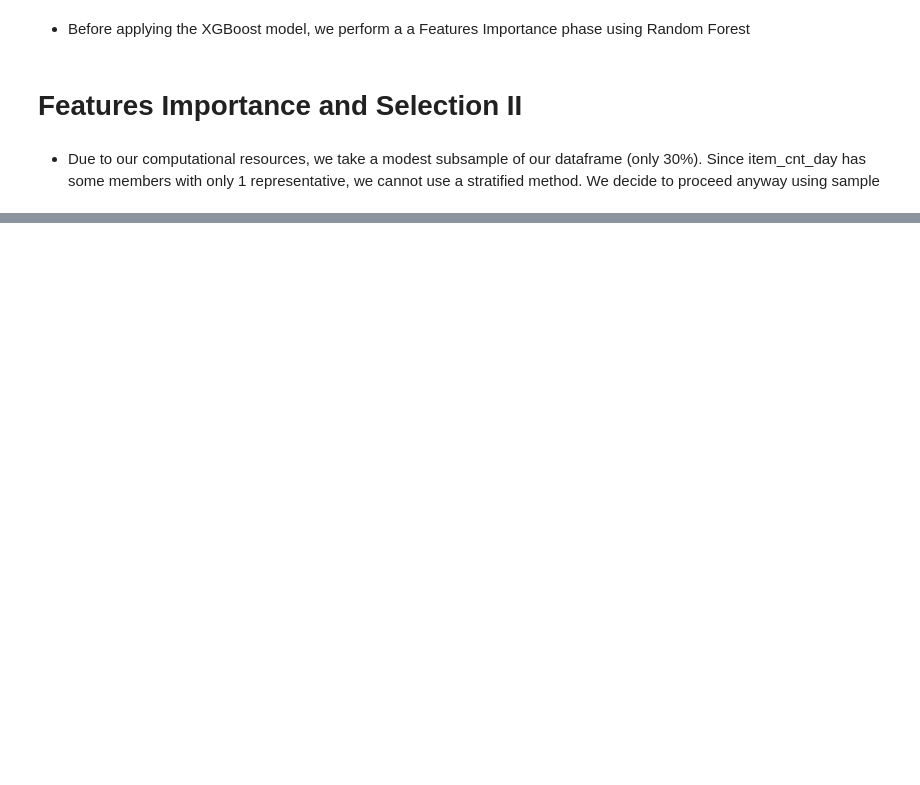
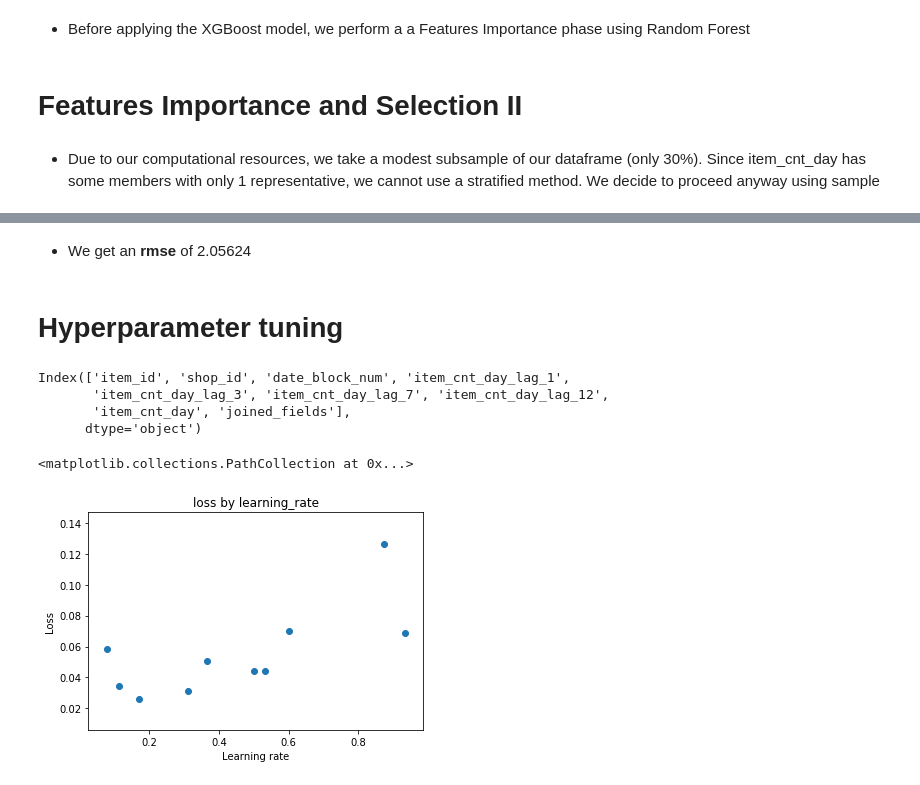
Before and after one commit to AlessandroBiagi/DataScienceProjects, a Jupyter notebook: Future_Sales/Predict_Future_Sales.ipynb, the cells around one changed output, grey strips where cells are left out. Cells and saved outputs as stored; diff of their text form; code cells hidden in the pictures; blank space fills up the shorter version.

```diff
--- a/Future_Sales/Predict_Future_Sales.ipynb
+++ b/Future_Sales/Predict_Future_Sales.ipynb
@@ -944,0 +1186,11 @@ plt.scatter(range(len(df['shop_id'])), df['shop_id'])
+# %% [markdown]
+- We get an **rmse** of 2.05624
+# %% [markdown]
+# Hyperparameter tuning
+# %%
+df_xgb_sel.columns
+# %% [output]
+Index(['item_id', 'shop_id', 'date_block_num', 'item_cnt_day_lag_1',
+       'item_cnt_day_lag_3', 'item_cnt_day_lag_7', 'item_cnt_day_lag_12',
+       'item_cnt_day', 'joined_fields'],
+      dtype='object')
@@ -944,0 +1199,42 @@ plt.scatter(range(len(df['shop_id'])), df['shop_id'])
+# %%
+space = {
+    'max_depth': hp.uniform ('max_depth', 5, 20),
+    'learning_rate': hp.uniform('learning_rate', 0.01, 1),
+    'n_estimators': hp.uniform('n_estimators', 30, 75)
+}
+
+def objective(params):
+    params = {
+        'max_depth': [int(params['max_depth'])],
+        'learning_rate': [params['learning_rate']],
+        'n_estimators': [int(params['n_estimators'])]
+    }
+    grid = GridSearchCV(xgb.XGBRegressor(), params, scoring='neg_mean_squared_error',
+                        cv=StratifiedKFold(n_splits=5, shuffle=True,
+                                            random_state=42),
+                        n_jobs=-1)
+    model = grid.fit(df_xgb_sel.drop('joined_fields', axis=1), df_xgb_sel['item_cnt_day'].values)
+    mean_score = abs(model.cv_results_["mean_test_score"][0])
+    #loss = 1 - mean_score
+    return mean_score
+
+trials = Trials()
+
+best_result = fmin(
+             fn = objective,
+             space = space,
+             trials = trials,
+             max_evals = 10,
+             rstate = np.random.RandomState(42),
+             algo = tpe.suggest)
+# %%
+learning_rates = [t['misc']['vals']['learning_rate'] for t in trials.trials]
+loss = [t['result']['loss'] for t in trials.trials]
+plt.xlabel('Learning rate')
+plt.ylabel('Loss')
+plt.title('loss by learning_rate')
+
+plt.scatter(learning_rates, loss)
+# %% [output]
+<matplotlib.collections.PathCollection at 0x...>
+[figure, added]
```
Also changed, not shown: parts of 71 cells of this notebook.
